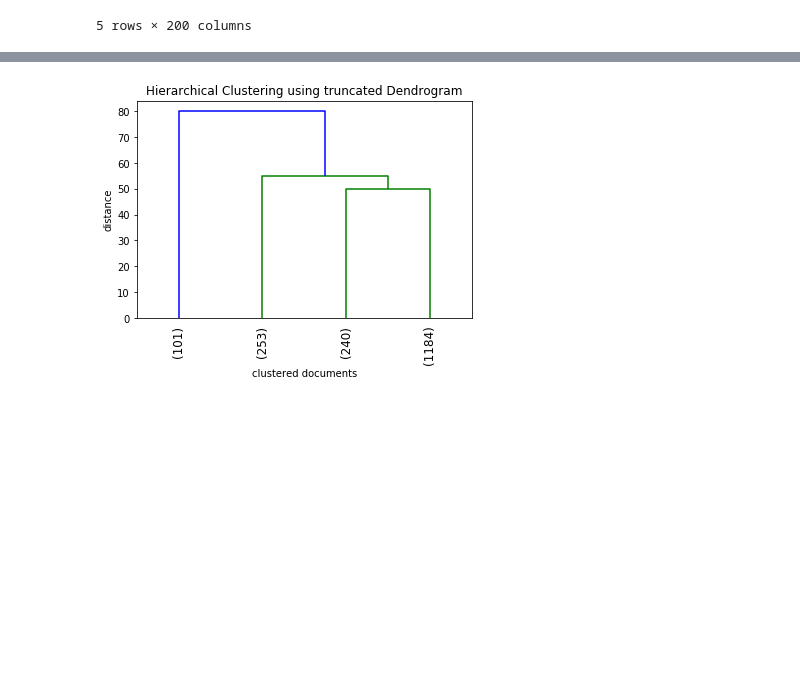
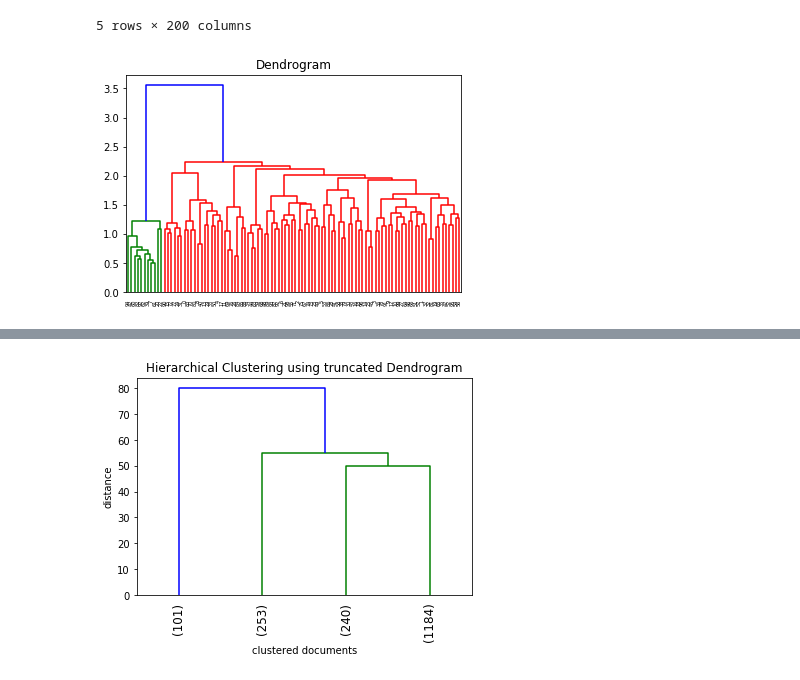
Before and after one commit to PacktWorkshops/The-Natural-Language-Processing-Workshop, a Jupyter notebook: Chapter03/Exercise - 3.01.ipynb, the cells around one changed output, grey strips where cells are left out. Cells and saved outputs as stored; diff of their text form; code cells hidden in the pictures; blank space fills up the shorter version.

```diff
--- a/Chapter03/Exercise - 3.01.ipynb
+++ b/Chapter03/Exercise - 3.01.ipynb
@@ -89,3 +89,11 @@ tfidf_df.head()
 | 3 | 0.000000 | 0.0 | 0.000000 | 0.000000 | 0.0 | 0.0 | 0.0 | 0.0 | 0.0 | 0.000000 | ... | ... |
 | 4 | 0.000000 | 0.0 | 0.000000 | 0.205413 | 0.0 | 0.0 | 0.0 | 0.0 | 0.0 | 0.000000 | ... | ... |
 5 rows × 200 columns
+# %%
+import scipy.cluster.hierarchy as sch
+dendrogram = sch.dendrogram(sch.linkage(tfidf_df.iloc[:100,:], method='ward'))
+
+plt.title('Dendrogram')
+plt.show()
+# %% [output]
+[figure, added]
```
Also changed, not shown: parts of 7 cells of this notebook.
